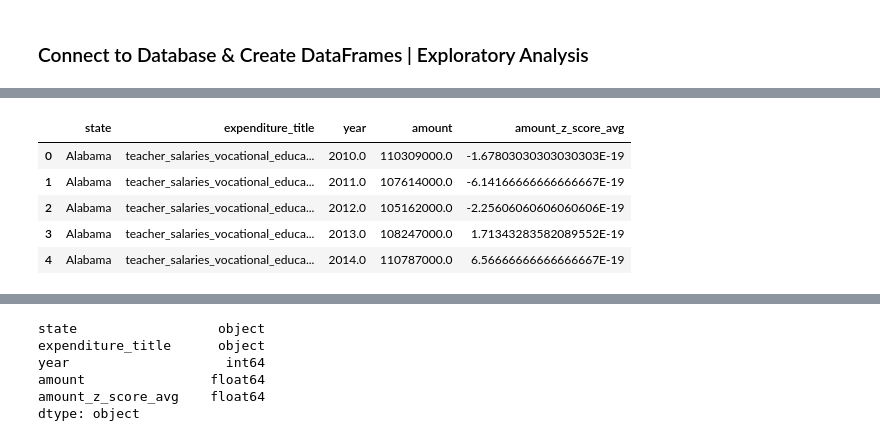
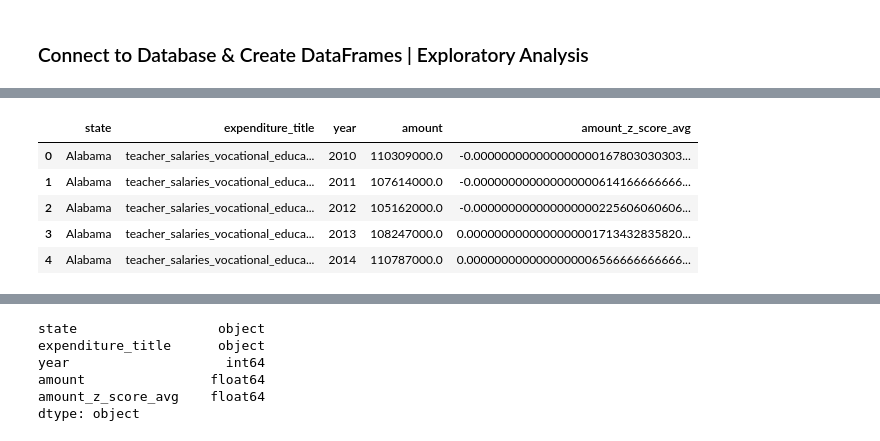
Before and after one commit to jacobc5266/NCES_Data_Set, a Jupyter notebook: src/LEA_Finance_Data_Visualizations_v2.ipynb, the cells around one changed output, grey strips where cells are left out. Drawn from its saved outputs; the diff is of its cells as text; code cells hidden in the pictures.

```diff
--- a/src/LEA_Finance_Data_Visualizations_v2.ipynb
+++ b/src/LEA_Finance_Data_Visualizations_v2.ipynb
@@ -85,17 +105,30 @@ OR expenditure_title ILIKE '%vocation%'
 GROUP BY state, year, expenditure_title
 ORDER BY state, year, expenditure_title;
 """
-# %%
-# Convert query to dataframe
-tech_vocational_expenditures = execute_sql(query, conn)
-tech_vocational_expenditures.head()
-# %% [output]
-|  | state | expenditure_title | year | amount | amount_z_score_avg |
-| 0 | Alabama | teacher_salaries_vocational_educa... | 2010.0 | 110309000.0 | -1.67803030303030303E-19 |
-| 1 | Alabama | teacher_salaries_vocational_educa... | 2011.0 | 107614000.0 | -6.14166666666666667E-19 |
-| 2 | Alabama | teacher_salaries_vocational_educa... | 2012.0 | 105162000.0 | -2.25606060606060606E-19 |
-| 3 | Alabama | teacher_salaries_vocational_educa... | 2013.0 | 108247000.0 | 1.71343283582089552E-19 |
-| 4 | Alabama | teacher_salaries_vocational_educa... | 2014.0 | 110787000.0 | 6.56666666666666667E-19 |
+# %%
+# Convert query to dataframe
+if database_setup_bool:
+    tech_vocational_expenditures = execute_sql(query, conn)
+else:
+    try:
+        tech_vocational_expenditures = pd.read_csv(os.path.join('..','tech_vocational_expenditures_2010_to_2020.csv'),
+                                                   dtype={'amount_z_score_avg': 'str'})
+    except FileNotFoundError:
+        print("CSV file 'tech_vocational_expenditures_2010_to_2020.csv' not found. Please ensure the file is in the correct directory.")
+        raise
+    except Exception as e:
+        print(f"An error occurred while loading the CSV file: {e}")
+        raise
+
+# Display the head of the DataFrame
+tech_vocational_expenditures.head()
+# %% [output]
+|  | state | expenditure_title | year | amount | amount_z_score_avg |
+| 0 | Alabama | teacher_salaries_vocational_educa... | 2010 | 110309000.0 | -0.000000000000000000167803030303... |
+| 1 | Alabama | teacher_salaries_vocational_educa... | 2011 | 107614000.0 | -0.000000000000000000614166666666... |
+| 2 | Alabama | teacher_salaries_vocational_educa... | 2012 | 105162000.0 | -0.000000000000000000225606060606... |
+| 3 | Alabama | teacher_salaries_vocational_educa... | 2013 | 108247000.0 | 0.0000000000000000001713432835820... |
+| 4 | Alabama | teacher_salaries_vocational_educa... | 2014 | 110787000.0 | 0.0000000000000000006566666666666... |
 # %%
 tech_vocational_expenditures.dtypes
 # %% [output]
```
Also changed, not shown: parts of 52 cells of this notebook, 2 other files.
